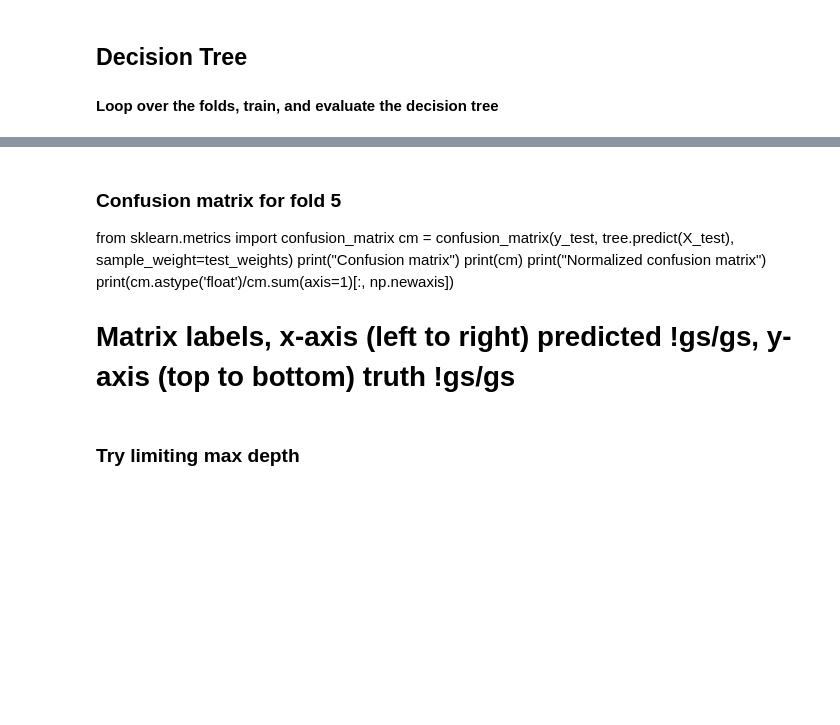
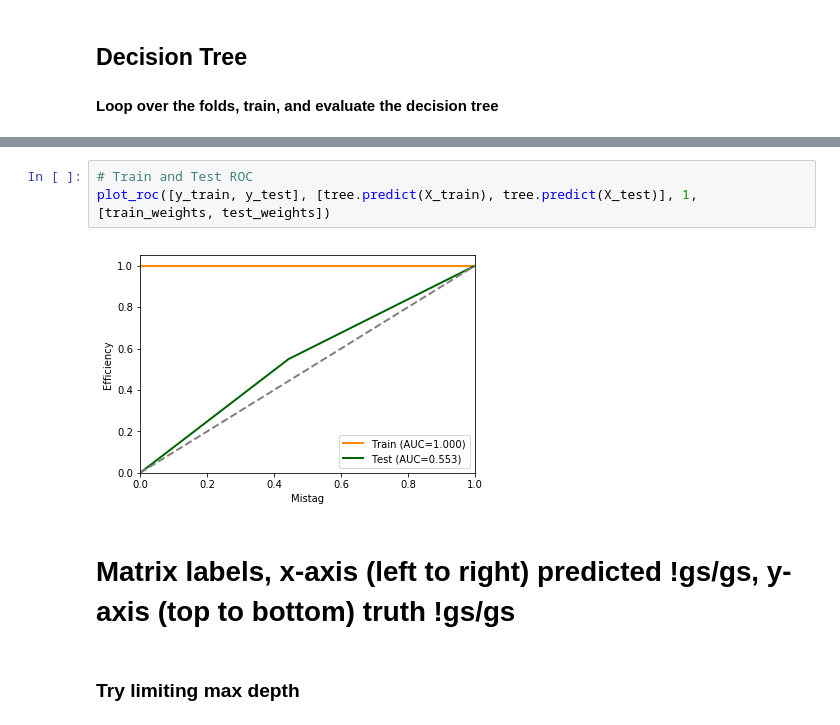
Before and after one commit to RohanBhandari/gs_classifier, a Jupyter notebook: gs_classifier.ipynb, the cells around one changed output, grey strips where cells are left out. Drawn from its saved outputs; the diff is of its cells as text; blank space fills up the shorter version.

```diff
--- a/gs_classifier.ipynb
+++ b/gs_classifier.ipynb
@@ -95,12 +115,9 @@ Mean test score: 0.557
+# %%
+# Train and Test ROC
+plot_roc([y_train, y_test], [tree.predict(X_train), tree.predict(X_test)], 1, [train_weights, test_weights])
+# %% [output]
+[figure, added]
 # %% [markdown]
-### Confusion matrix for fold 5
-from sklearn.metrics import confusion_matrix
-cm = confusion_matrix(y_test, tree.predict(X_test), sample_weight=test_weights)
-print("Confusion matrix")
-print(cm)
-print("Normalized confusion matrix")
-print(cm.astype('float')/cm.sum(axis=1)[:, np.newaxis])
-
 # Matrix labels, x-axis (left to right) predicted !gs/gs, y-axis (top to bottom) truth !gs/gs
 # %% [markdown]
 ### Try limiting max depth
```
Also changed, not shown: parts of 11 cells of this notebook, 3 other files.
